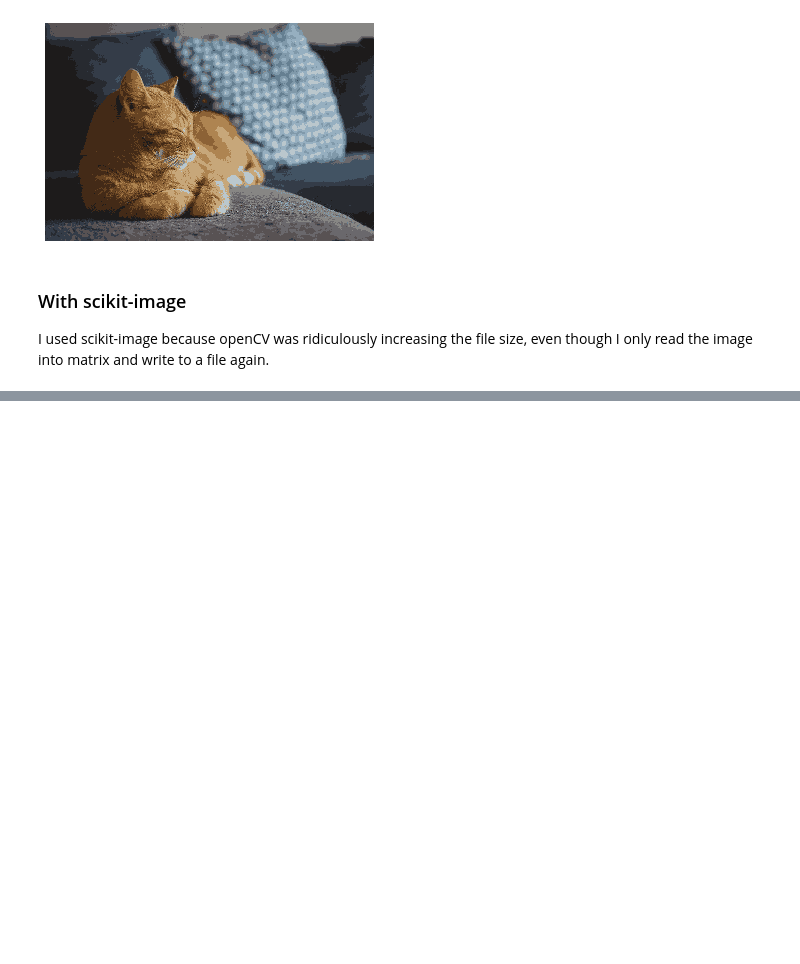
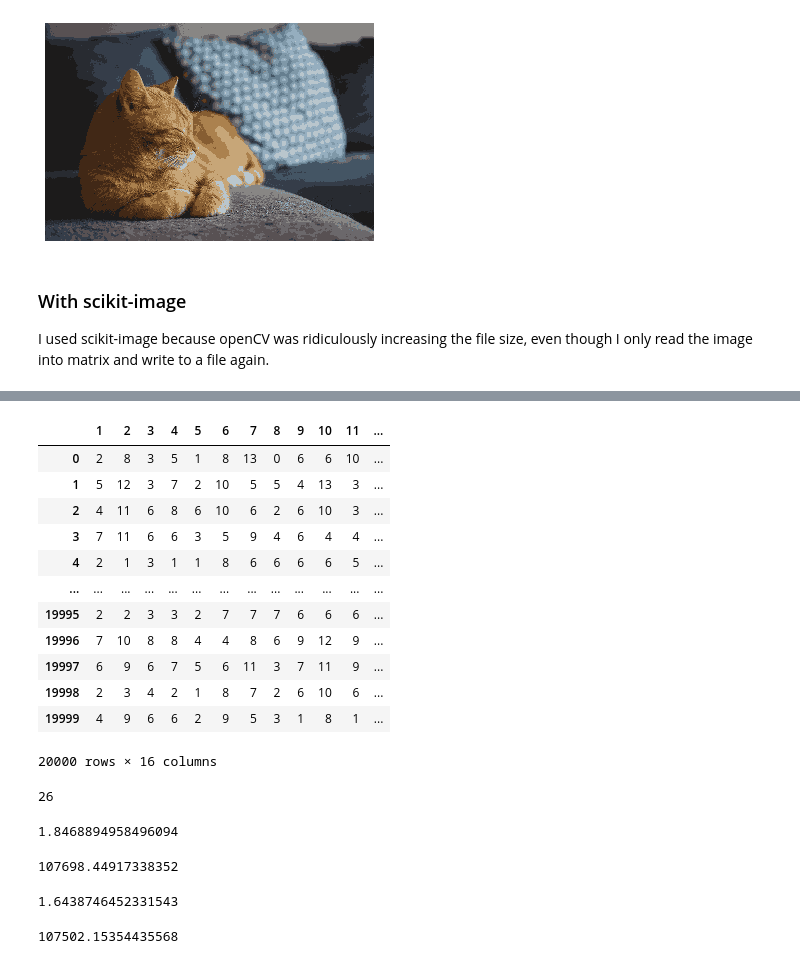
Before and after one commit to tugrulhkarabulut/K-Means-Clustering, a Jupyter notebook: K-Means Clustering.ipynb, the cells around one changed output, grey strips where cells are left out. Saved outputs shown, nothing was run; the diff lists cells and outputs as text; code cells hidden in the pictures; blank space fills up the shorter version.

```diff
--- a/K-Means Clustering.ipynb
+++ b/K-Means Clustering.ipynb
@@ -199,0 +289,49 @@ Compressed in 23.819877862930298 seconds
+# %%
+X = df.iloc[:, 1:]
+X
+# %% [output]
+|  | 1 | 2 | 3 | 4 | 5 | 6 | 7 | 8 | 9 | 10 | 11 | ... |
+| 0 | 2 | 8 | 3 | 5 | 1 | 8 | 13 | 0 | 6 | 6 | 10 | ... |
+| 1 | 5 | 12 | 3 | 7 | 2 | 10 | 5 | 5 | 4 | 13 | 3 | ... |
+| 2 | 4 | 11 | 6 | 8 | 6 | 10 | 6 | 2 | 6 | 10 | 3 | ... |
+| 3 | 7 | 11 | 6 | 6 | 3 | 5 | 9 | 4 | 6 | 4 | 4 | ... |
+| 4 | 2 | 1 | 3 | 1 | 1 | 8 | 6 | 6 | 6 | 6 | 5 | ... |
+| ... | ... | ... | ... | ... | ... | ... | ... | ... | ... | ... | ... | ... |
+| 19995 | 2 | 2 | 3 | 3 | 2 | 7 | 7 | 7 | 6 | 6 | 6 | ... |
+| 19996 | 7 | 10 | 8 | 8 | 4 | 4 | 8 | 6 | 9 | 12 | 9 | ... |
+| 19997 | 6 | 9 | 6 | 7 | 5 | 6 | 11 | 3 | 7 | 11 | 9 | ... |
+| 19998 | 2 | 3 | 4 | 2 | 1 | 8 | 7 | 2 | 6 | 10 | 6 | ... |
+| 19999 | 4 | 9 | 6 | 6 | 2 | 9 | 5 | 3 | 1 | 8 | 1 | ... |
+20000 rows × 16 columns
+# %%
+n_clusters = df.iloc[:, 0].unique().size
+n_clusters
+# %% [output]
+26
+# %%
+model = KMeans(n_clusters=n_clusters, init_method='var_part', tolerance = 0.001)
+a = time.time()
+clusters, labeled_X = model.fit(X)
+b = time.time()
+
+b-a
+# %% [output]
+1.8468894958496094
+# %%
+model.cost_
+# %% [output]
+107698.44917338352
+# %%
+a = time.time()
+model = KMeans(n_clusters=n_clusters, init_method='forgy', tolerance = 0.001)
+model.fit(X)
+
+b = time.time()
+
+b-a
+# %% [output]
+1.6438746452331543
+# %%
+model.cost_
+# %% [output]
+107502.15354435568
```
Also changed, not shown: parts of 23 cells of this notebook, 3 other files.
